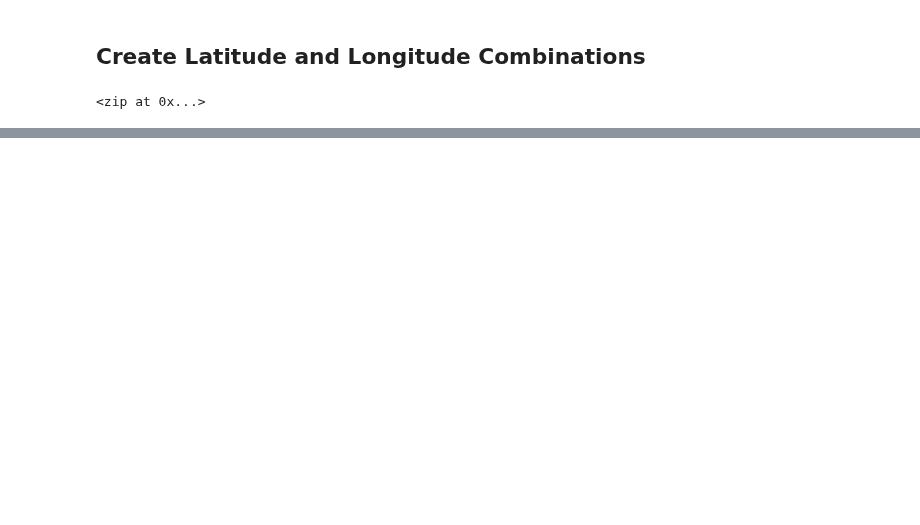
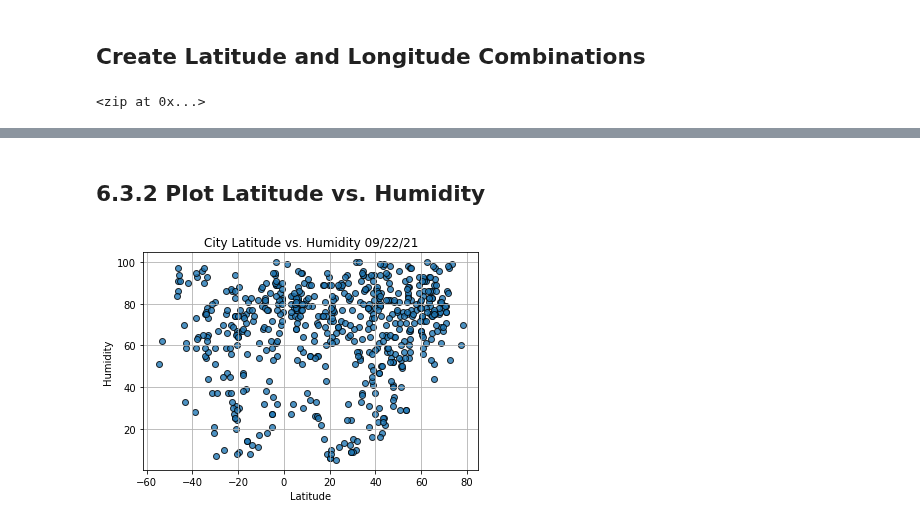
Before and after one commit to mwalbers1/Data-Analytics-Bootcamp, a Jupyter notebook: world-weather-analysis/WeatherPy.ipynb, the cells around one changed output, grey strips where cells are left out. Saved outputs shown, nothing was run; the diff lists cells and outputs as text; code cells hidden in the pictures; blank space fills up the shorter version.

```diff
--- a/world-weather-analysis/WeatherPy.ipynb
+++ b/world-weather-analysis/WeatherPy.ipynb
@@ -35,0 +196,29 @@ len(cities)
+# %%
+def latitude_scatter_plot(title, ylabel, y_series, fig_name):
+    """
+    Description:
+        Render scatter plot based on title, y axis label and y series passed in
+
+    args:
+        title: title of scatter plot
+        ylabel: label of y-axis
+        y_series: Series representing the y-axis
+        fig_name: path and file name of figure to save with png extension
+    """
+    # Build the scatter plot for latitude vs. max temperature
+    plt.scatter(lats,
+               y_series,
+               edgecolor="black", linewidths=1, marker="o",
+               alpha=0.8, label="Cities")
+
+    # Incorporate the other graph properties
+    plt.title(title)
+    plt.ylabel(ylabel)
+    plt.xlabel("Latitude")
+    plt.grid(True)
+
+    # save the figure
+    plt.savefig(fig_name)
+
+    # Show plot
+    plt.show()
@@ -35,0 +248,6 @@ len(cities)
+# %% [markdown]
+## 6.3.2 Plot Latitude vs. Humidity
+# %%
+latitude_scatter_plot("City Latitude vs. Humidity " + time.strftime("%x"), "Humidity", humidity, "weather_data/Fig2.png")
+# %% [output]
+[figure, added]
```
Also changed, not shown: parts of 21 cells of this notebook, 8 other files.
